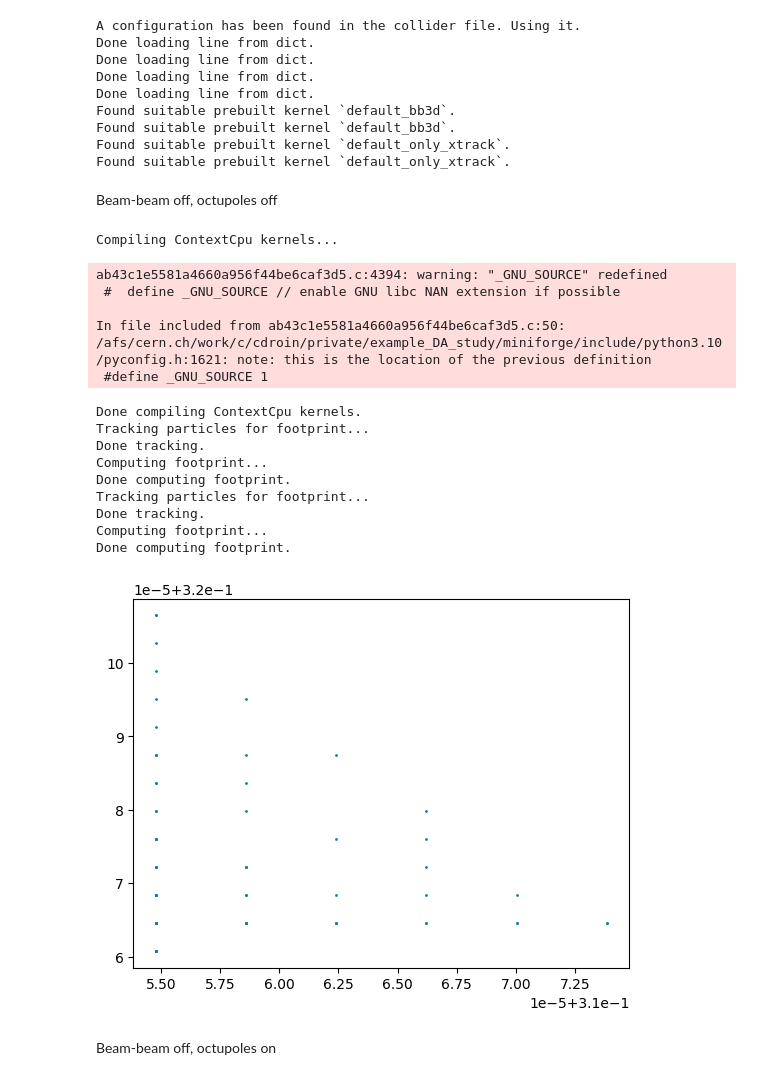
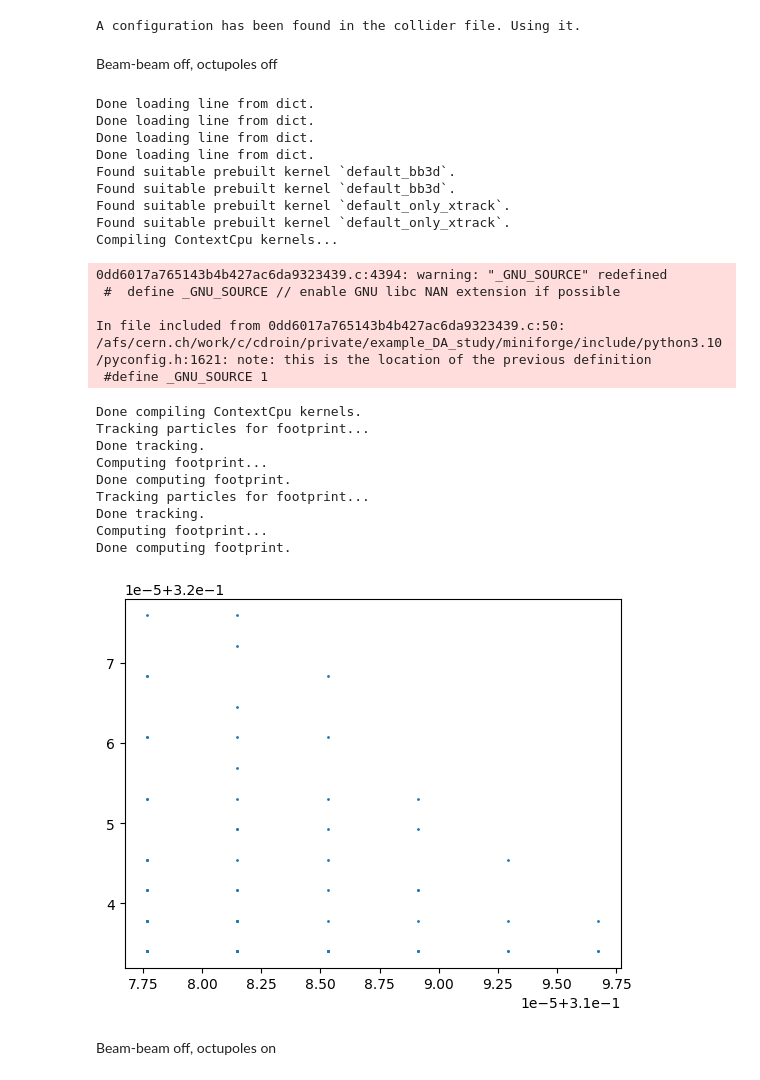
Before and after one commit to yangelis/example_DA_study, a Jupyter notebook: master_study/analysis/template_notebooks/study_footprints.ipynb, the cells around one changed output. Drawn from its saved outputs; the diff is of its cells as text; code cells hidden in the pictures.

Commit message:
Updated footprint study

```diff
--- a/master_study/analysis/template_notebooks/study_footprints.ipynb
+++ b/master_study/analysis/template_notebooks/study_footprints.ipynb
@@ -15,15 +15,7 @@ if "config_yaml" in collider_dict:
 else:
     raise ValueError("No configuration found in collider file.")
 
-collider = xt.Multiline.from_dict(collider_dict)
-collider.build_trackers()
+#collider = xt.Multiline.from_dict(collider_dict)
+#collider.build_trackers()
 # %% [output]
 A configuration has been found in the collider file. Using it.
-Done loading line from dict.
-Done loading line from dict.
-Done loading line from dict.
-Done loading line from dict.
-Found suitable prebuilt kernel `default_bb3d`.
-Found suitable prebuilt kernel `default_bb3d`.
-Found suitable prebuilt kernel `default_only_xtrack`.
-Found suitable prebuilt kernel `default_only_xtrack`.
@@ -30,42 +72,32 @@ Found suitable prebuilt kernel `default_only_xtrack`.
 # %% [markdown]
 Beam-beam off, octupoles off
-# %%
-with xt._temp_knobs(collider.lhcb1,{"beambeam_scale": 0, 'i_oct_b1' : 0},):
-    fp_polar_xm = collider["lhcb1"].get_footprint(
-    nemitt_x=2.2e-6,
-    nemitt_y=2.2e-6,
-    n_turns = 2000,
-    linear_rescale_on_knobs=[xt.LinearRescale(knob_name="beambeam_scale", v0=0.0, dv=0.1)],
-    freeze_longitudinal = True
-    )
-
-qx = fp_polar_xm.qx.flatten()
-qy = fp_polar_xm.qy.flatten()
-to_keep = np.abs(qx-qy) > 1e-4
-qx = qx[to_keep]
-qy = qy[to_keep]
-
-plt.scatter(qx, qy, s=1)
-plt.xlim(0.305, 0.315)
-plt.ylim(0.315, 0.325)
-plt.show()
-# %% [output]
-Compiling ContextCpu kernels...
-ab43c1e5581a4660a956f44be6caf3d5.c:4394: warning: "_GNU_SOURCE" redefined
- #  define _GNU_SOURCE // enable GNU libc NAN extension if possible
-
-In file included from ab43c1e5581a4660a956f44be6caf3d5.c:50:
-/afs/cern.ch/work/c/cdroin/private/example_DA_study/miniforge/include/python3.10/pyconfig.h:1621: note: this is the location of the previous definition
- #define _GNU_SOURCE 1
-Done compiling ContextCpu kernels.
-Tracking particles for footprint...
-Done tracking.
-Computing footprint...
-Done computing footprint.
-Tracking particles for footprint...
-Done tracking.
-Computing footprint...
-Done computing footprint.
-[figure, removed]
+# %%
+plot_footprint(collider_dict, octupoles=0, deactivate_HO=True, LR_to_consider=0)
+# %% [output]
+Done loading line from dict.
+Done loading line from dict.
+Done loading line from dict.
+Done loading line from dict.
+Found suitable prebuilt kernel `default_bb3d`.
+Found suitable prebuilt kernel `default_bb3d`.
+Found suitable prebuilt kernel `default_only_xtrack`.
+Found suitable prebuilt kernel `default_only_xtrack`.
+Compiling ContextCpu kernels...
+0dd6017a765143b4b427ac6da9323439.c:4394: warning: "_GNU_SOURCE" redefined
+ #  define _GNU_SOURCE // enable GNU libc NAN extension if possible
+
+In file included from 0dd6017a765143b4b427ac6da9323439.c:50:
+/afs/cern.ch/work/c/cdroin/private/example_DA_study/miniforge/include/python3.10/pyconfig.h:1621: note: this is the location of the previous definition
+ #define _GNU_SOURCE 1
+Done compiling ContextCpu kernels.
+Tracking particles for footprint...
+Done tracking.
+Computing footprint...
+Done computing footprint.
+Tracking particles for footprint...
+Done tracking.
+Computing footprint...
+Done computing footprint.
+[figure, added]
 # %% [markdown]
 Beam-beam off, octupoles on
```
Also changed, not shown: parts of 20 cells of this notebook.
